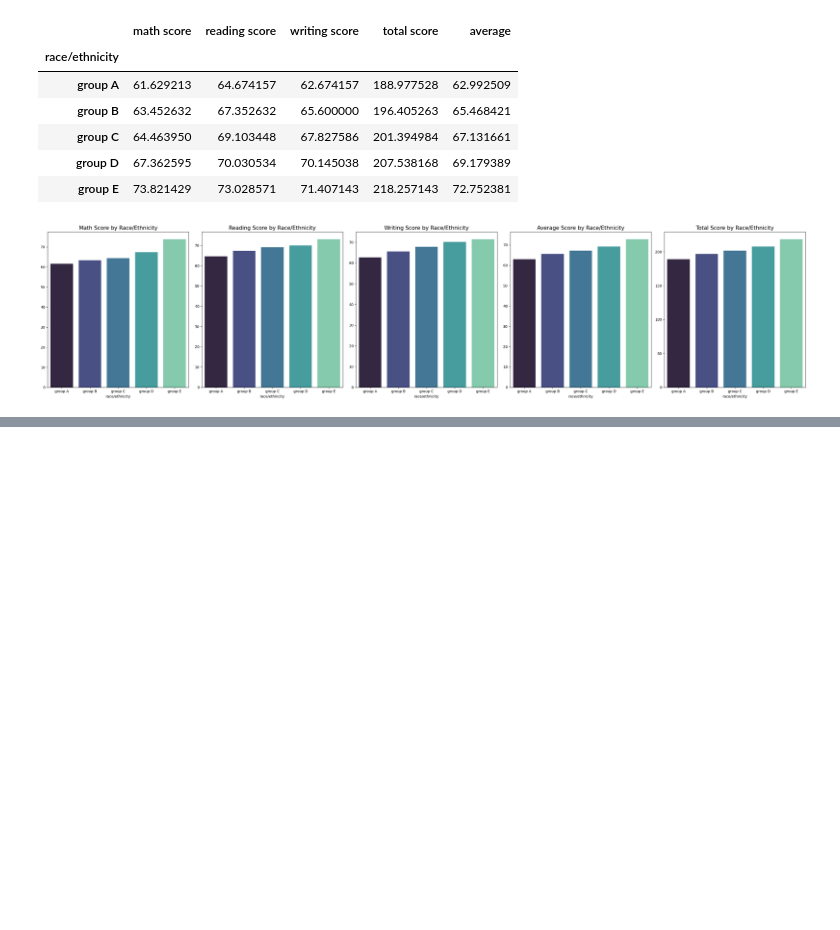
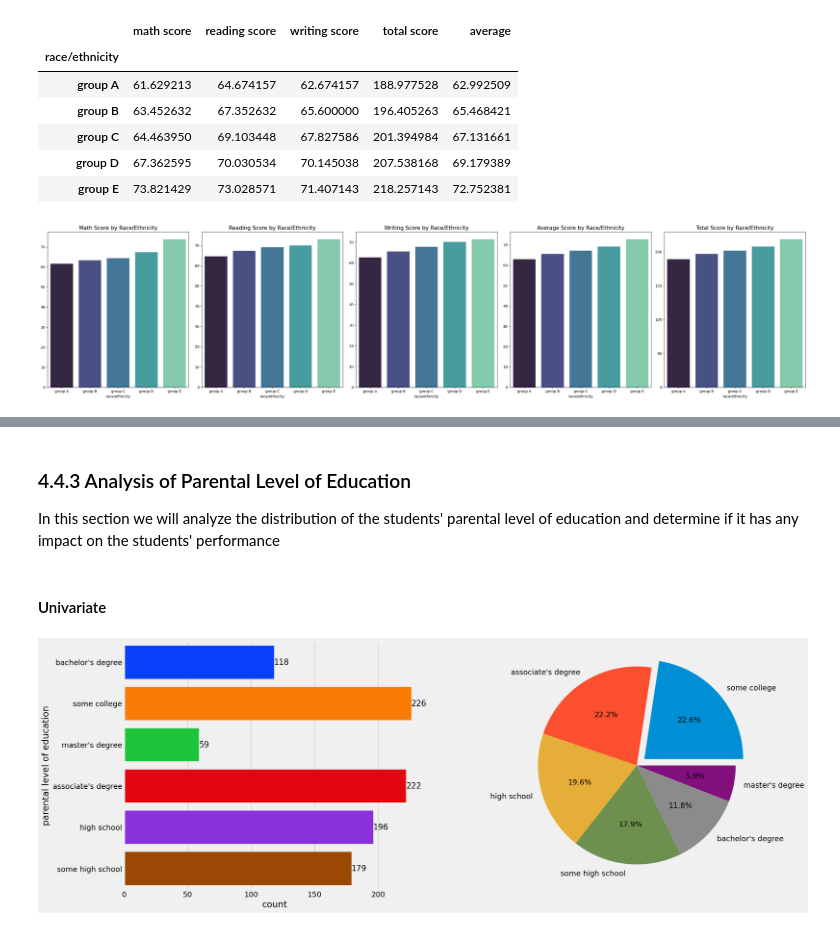
Before and after one commit to hilpresent/ml-project, a Jupyter notebook: notebook/EDA.ipynb, the cells around one changed output, grey strips where cells are left out. Saved outputs shown, nothing was run; the diff lists cells and outputs as text; code cells hidden in the pictures; blank space fills up the shorter version.

```diff
--- a/notebook/EDA.ipynb
+++ b/notebook/EDA.ipynb
@@ -577,0 +584,18 @@ plt.show()
+# %% [markdown]
+### 4.4.3 Analysis of Parental Level of Education
+
+In this section we will analyze the distribution of the students' parental level of education and determine if it has any impact on the students' performance
+# %% [markdown]
+#### Univariate
+# %%
+fig, axs = plt.subplots(1, 2, figsize=(20, 8))
+
+sns.countplot(ax=axs[0], data=df, y='parental level of education', palette='bright', saturation=0.95, orient='h')
+for container in axs[0].containers:
+    axs[0].bar_label(container, size=15)
+
+plt.pie(x=df['parental level of education'].value_counts(), labels=df['parental level of education'].value_counts().index, explode=[0.1, 0, 0, 0, 0, 0], autopct='%1.1f%%')
+
+plt.show()
+# %% [output]
+[figure, added]
```
Also changed, not shown: parts of 25 cells of this notebook.
